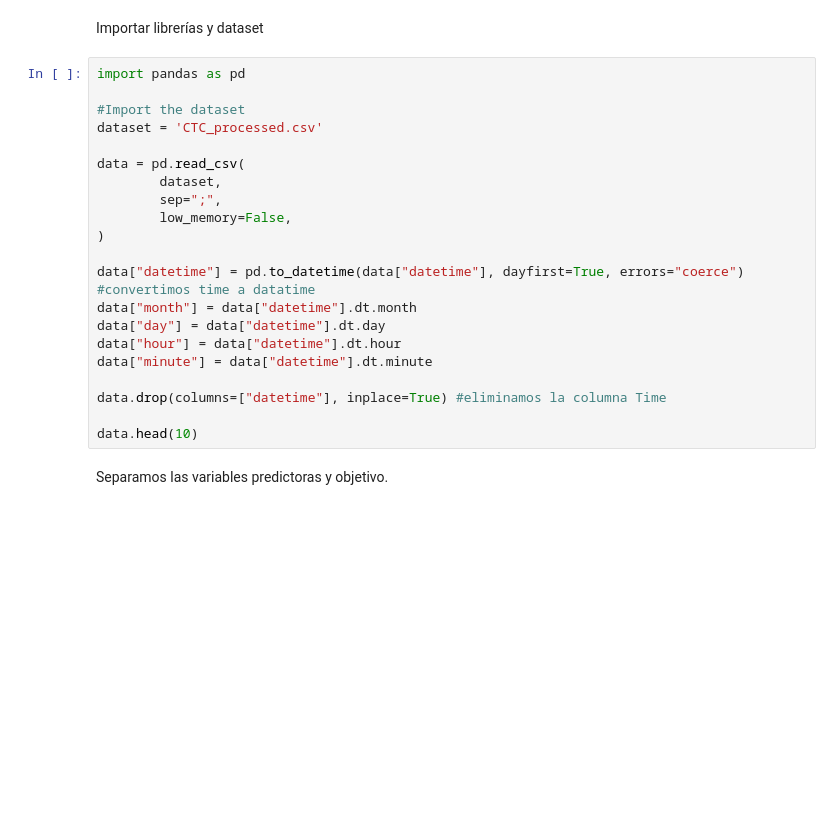
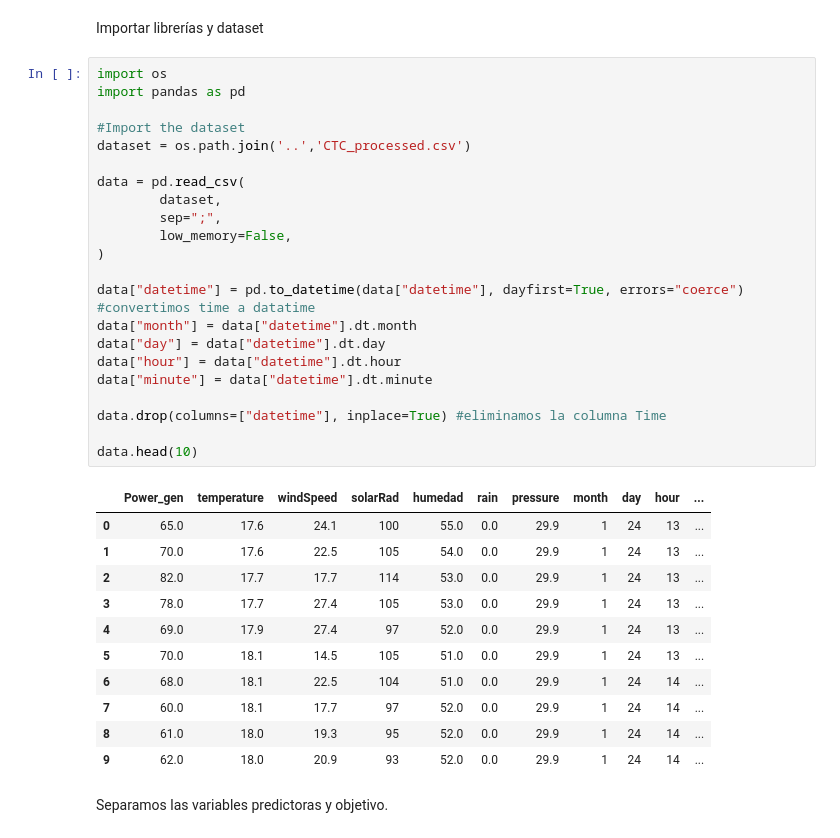
Before and after one commit to GuilleBlancoUC/TFG---IA-DE-PREDICCION-FOTOVOLTAICA, a Jupyter notebook: 3 - Código/Regresion/randomForestCTC.ipynb, the cells around one changed output. Saved outputs shown, nothing was run; the diff lists cells and outputs as text; blank space fills up the shorter version.

```diff
--- a/3 - Código/Regresion/randomForestCTC.ipynb
+++ b/3 - Código/Regresion/randomForestCTC.ipynb
@@ -1,26 +1,39 @@
 # %% [markdown]
 Importar librerías y dataset
 # %%
+import os
 import pandas as pd
 
 #Import the dataset
-dataset = 'CTC_processed.csv'
+dataset = os.path.join('..','CTC_processed.csv')
 
 data = pd.read_csv(
         dataset,
         sep=";",
         low_memory=False,
 )
 
 data["datetime"] = pd.to_datetime(data["datetime"], dayfirst=True, errors="coerce") #convertimos time a datatime
 data["month"] = data["datetime"].dt.month
 data["day"] = data["datetime"].dt.day
 data["hour"] = data["datetime"].dt.hour
 data["minute"] = data["datetime"].dt.minute
 
 data.drop(columns=["datetime"], inplace=True) #eliminamos la columna Time
 
 data.head(10)
+# %% [output]
+|  | Power_gen | temperature | windSpeed | solarRad | humedad | rain | pressure | month | day | hour | ... |
+| 0 | 65.0 | 17.6 | 24.1 | 100 | 55.0 | 0.0 | 29.9 | 1 | 24 | 13 | ... |
+| 1 | 70.0 | 17.6 | 22.5 | 105 | 54.0 | 0.0 | 29.9 | 1 | 24 | 13 | ... |
+| 2 | 82.0 | 17.7 | 17.7 | 114 | 53.0 | 0.0 | 29.9 | 1 | 24 | 13 | ... |
+| 3 | 78.0 | 17.7 | 27.4 | 105 | 53.0 | 0.0 | 29.9 | 1 | 24 | 13 | ... |
+| 4 | 69.0 | 17.9 | 27.4 | 97 | 52.0 | 0.0 | 29.9 | 1 | 24 | 13 | ... |
+| 5 | 70.0 | 18.1 | 14.5 | 105 | 51.0 | 0.0 | 29.9 | 1 | 24 | 13 | ... |
+| 6 | 68.0 | 18.1 | 22.5 | 104 | 51.0 | 0.0 | 29.9 | 1 | 24 | 14 | ... |
+| 7 | 60.0 | 18.1 | 17.7 | 97 | 52.0 | 0.0 | 29.9 | 1 | 24 | 14 | ... |
+| 8 | 61.0 | 18.0 | 19.3 | 95 | 52.0 | 0.0 | 29.9 | 1 | 24 | 14 | ... |
+| 9 | 62.0 | 18.0 | 20.9 | 93 | 52.0 | 0.0 | 29.9 | 1 | 24 | 14 | ... |
 # %% [markdown]
 Separamos las variables predictoras y objetivo.
 # %%
```
Also changed, not shown: parts of 5 cells of this notebook, 10 other files.
